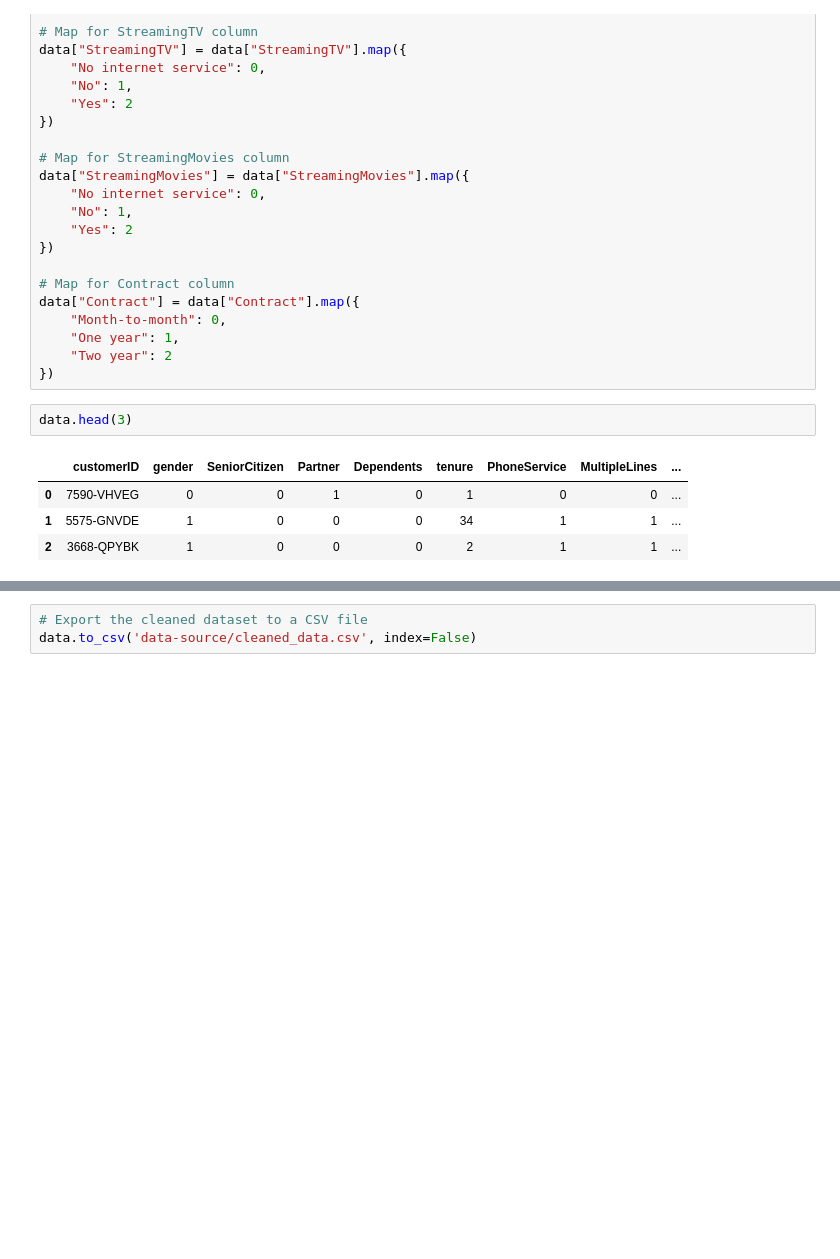
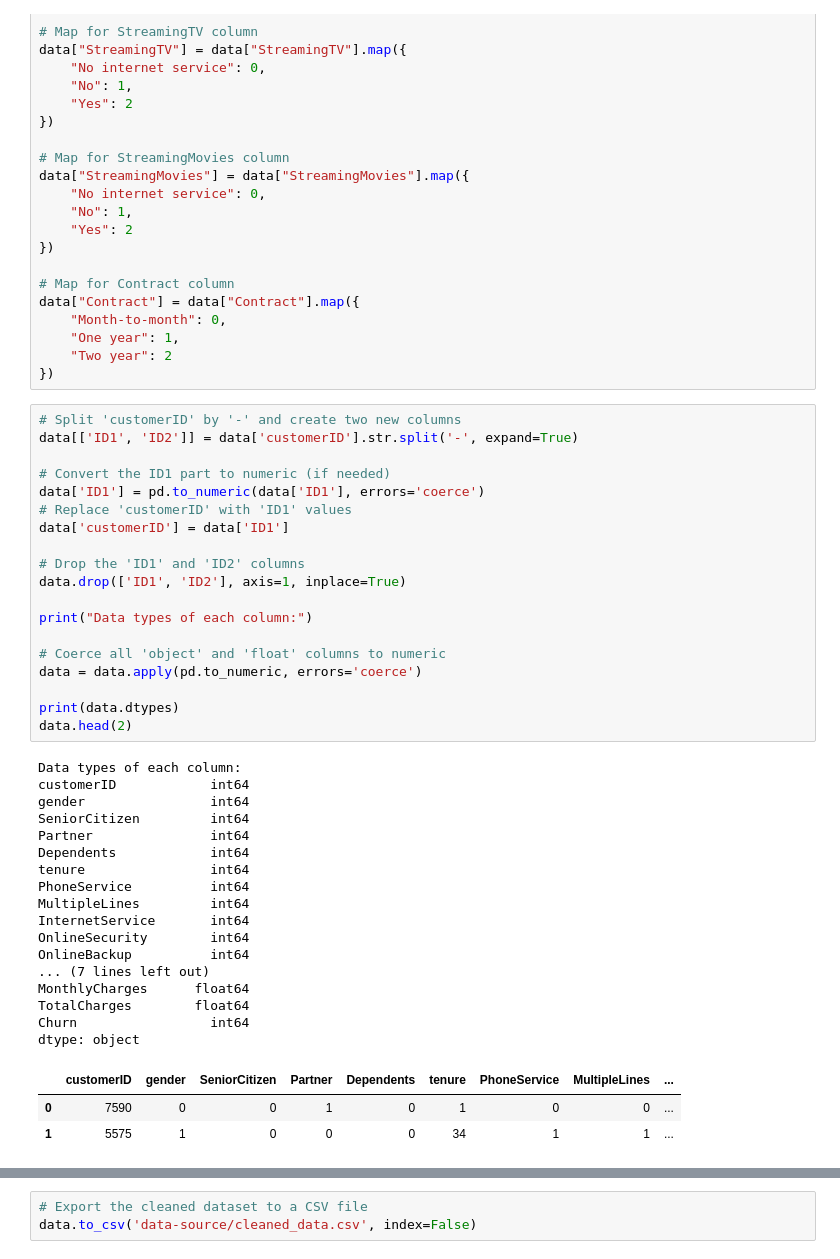
Before and after one commit to coder7475/model-training-with-modular-workflow, a Jupyter notebook: EDA.ipynb, the cells around one changed output, grey strips where cells are left out. Cells and saved outputs as stored; diff of their text form; blank space fills up the shorter version.

```diff
--- a/EDA.ipynb
+++ b/EDA.ipynb
@@ -280,13 +280,46 @@ data["Contract"] = data["Contract"].map({
     "One year": 1,
     "Two year": 2
 })
-# %%
-data.head(3)
-# %% [output]
-|  | customerID | gender | SeniorCitizen | Partner | Dependents | tenure | PhoneService | MultipleLines | ... |
-| 0 | 7590-VHVEG | 0 | 0 | 1 | 0 | 1 | 0 | 0 | ... |
-| 1 | 5575-GNVDE | 1 | 0 | 0 | 0 | 34 | 1 | 1 | ... |
-| 2 | 3668-QPYBK | 1 | 0 | 0 | 0 | 2 | 1 | 1 | ... |
+# %%
+# Split 'customerID' by '-' and create two new columns
+data[['ID1', 'ID2']] = data['customerID'].str.split('-', expand=True)
+
+# Convert the ID1 part to numeric (if needed)
+data['ID1'] = pd.to_numeric(data['ID1'], errors='coerce')
+# Replace 'customerID' with 'ID1' values
+data['customerID'] = data['ID1']
+
+# Drop the 'ID1' and 'ID2' columns
+data.drop(['ID1', 'ID2'], axis=1, inplace=True)
+
+print("Data types of each column:")
+
+# Coerce all 'object' and 'float' columns to numeric
+data = data.apply(pd.to_numeric, errors='coerce')
+
+print(data.dtypes)
+data.head(2)
+# %% [output]
+Data types of each column:
+customerID            int64
+gender                int64
+SeniorCitizen         int64
+Partner               int64
+Dependents            int64
+tenure                int64
+PhoneService          int64
+MultipleLines         int64
+InternetService       int64
+OnlineSecurity        int64
+OnlineBackup          int64
+... (7 lines left out)
+MonthlyCharges      float64
+TotalCharges        float64
+Churn                 int64
+dtype: object
+|  | customerID | gender | SeniorCitizen | Partner | Dependents | tenure | PhoneService | MultipleLines | ... |
+| 0 | 7590 | 0 | 0 | 1 | 0 | 1 | 0 | 0 | ... |
+| 1 | 5575 | 1 | 0 | 0 | 0 | 34 | 1 | 1 | ... |
 # %%
 # Display the first few rows of the dataset
 print("First few rows of the dataset:")
```
Also changed, not shown: parts of 4 cells of this notebook, 1 other file.
